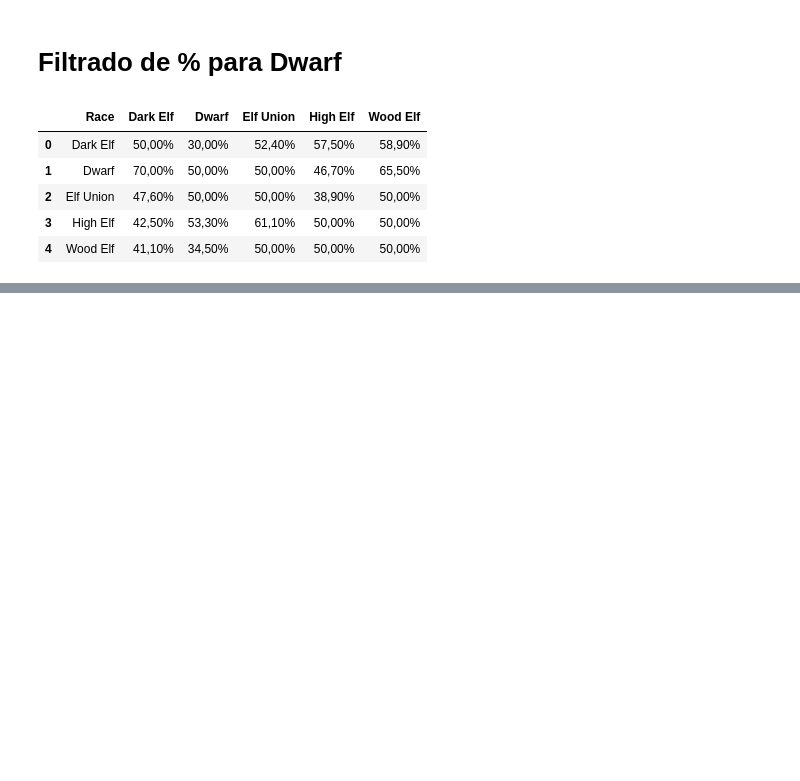
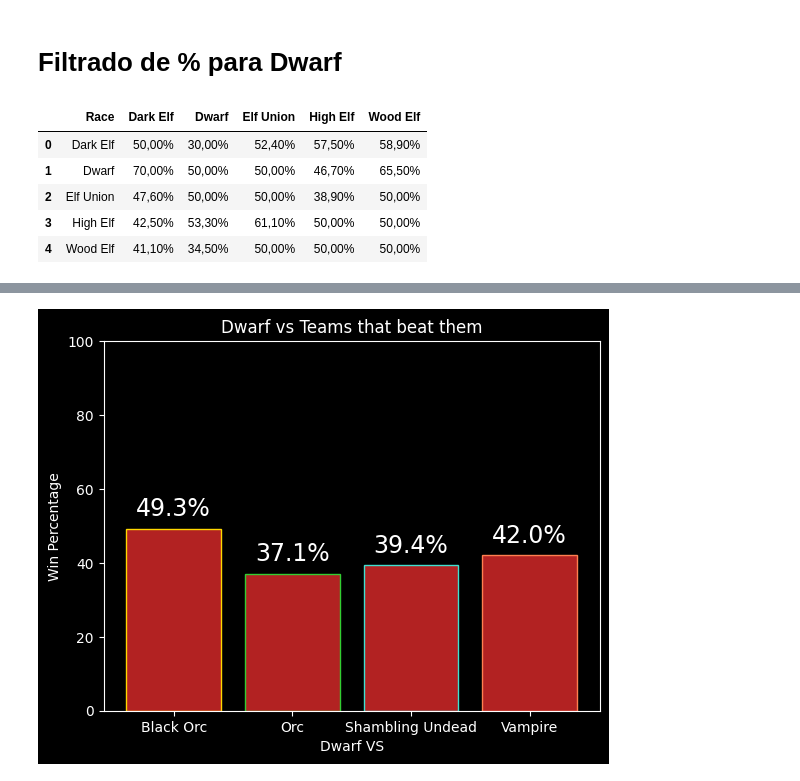
Before and after one commit to exAdun/EBBA, a Jupyter notebook: Clean.ipynb, the cells around one changed output, grey strips where cells are left out. Drawn from its saved outputs; the diff is of its cells as text; code cells hidden in the pictures; blank space fills up the shorter version.

```diff
--- a/Clean.ipynb
+++ b/Clean.ipynb
@@ -401,0 +415,24 @@ plotly.bar(df_dwarf_elfs) #pruebo a hacerlo con plotly por si fuera mejor
+# %%
+df_dwarf_lose = percent[percent['Race'] == 'Dwarf'][['Black Orc', 'Orc', 'Shambling Undead', 'Vampire']]
+
+df_dwarf_lose = df_dwarf_lose.replace(',', '.', regex=True)
+df_dwarf_lose = df_dwarf_lose.replace('%', '', regex=True)
+df_dwarf_lose['Black Orc'] = df_dwarf_lose['Black Orc'].astype(float)
+df_dwarf_lose['Orc'] = df_dwarf_lose['Orc'].astype(float)
+df_dwarf_lose['Shambling Undead'] = df_dwarf_lose['Shambling Undead'].astype(float)
+df_dwarf_lose['Vampire'] = df_dwarf_lose['Vampire'].astype(float)
+# %%
+# victorias de enanos vs equipos contra los que suele perder
+df_dwarf_lose = df_dwarf_lose.transpose()
+ec = ['gold', 'limegreen', 'turquoise', 'coral']
+
+ax = plt.bar(df_dwarf_lose.index, df_dwarf_lose[7], edgecolor=ec, color="firebrick")
+plt.ylabel('Win Percentage')
+plt.xlabel('Dwarf VS')
+plt.ylim(0, 100)
+#plt.xlim(-0.5, 3.5)
+plt.title('Dwarf vs Teams that beat them')
+for x, y in zip(df_dwarf_lose.index, df_dwarf_lose[7]):
+    plt.text(x, y + 2, str(y)+'%', ha='center', va='bottom', fontsize=17);
+# %% [output]
+[figure, added]
```
Also changed, not shown: parts of 3 cells of this notebook, 3 other files.
